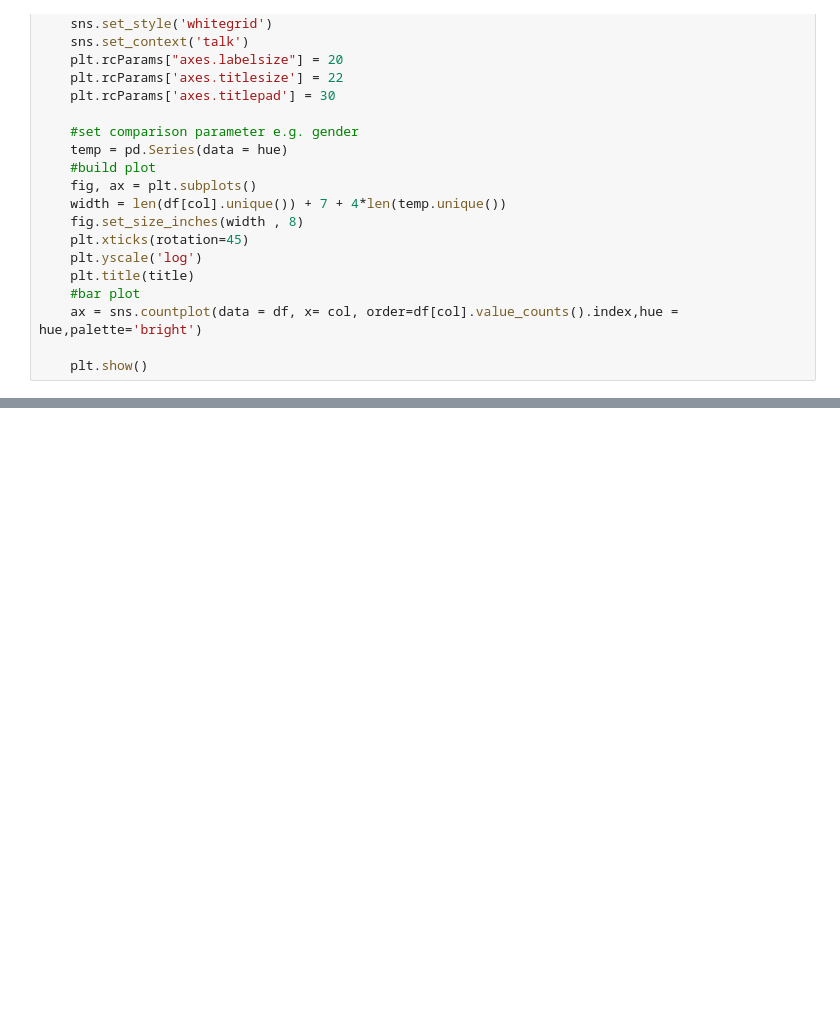
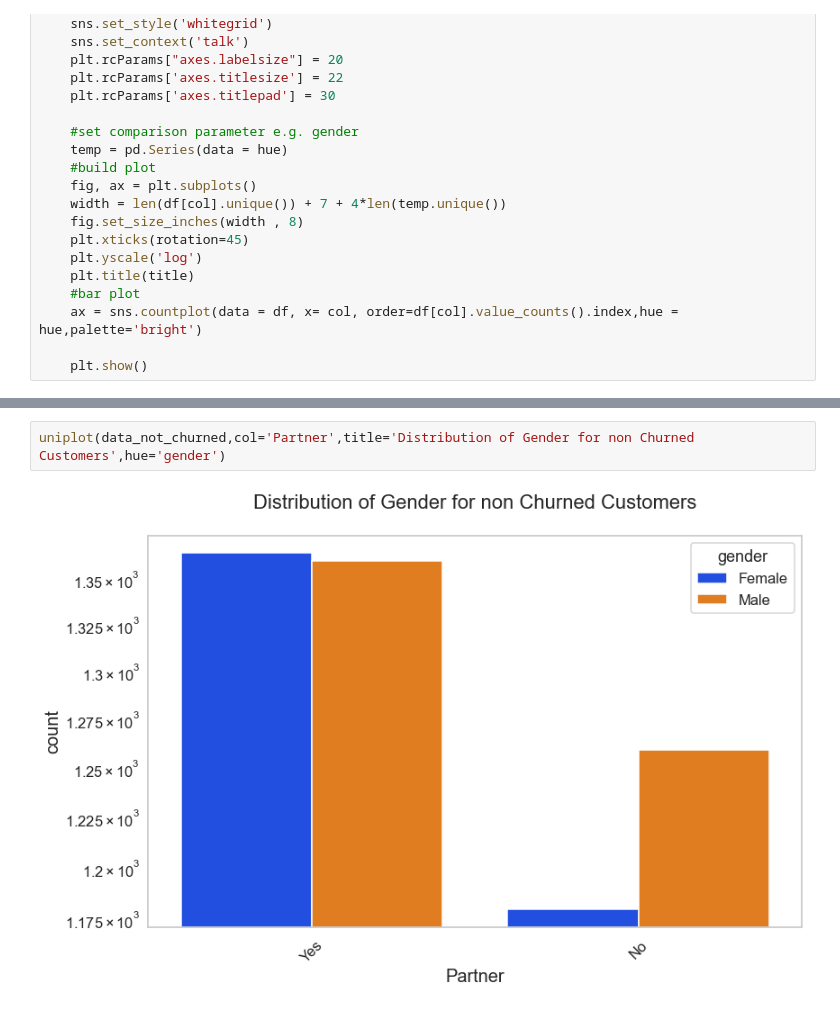
Before and after one commit to maxoblein/customerChurn, a Jupyter notebook: churn_analysis.ipynb, the cells around one changed output, grey strips where cells are left out. Drawn from its saved outputs; the diff is of its cells as text; blank space fills up the shorter version.

```diff
--- a/churn_analysis.ipynb
+++ b/churn_analysis.ipynb
@@ -289,0 +294,4 @@ def uniplot(df,col,title,hue =None):
+# %%
+uniplot(data_not_churned,col='Partner',title='Distribution of Gender for non Churned Customers',hue='gender')
+# %% [output]
+[figure, added]
```
Also changed, not shown: parts of 6 cells of this notebook.
